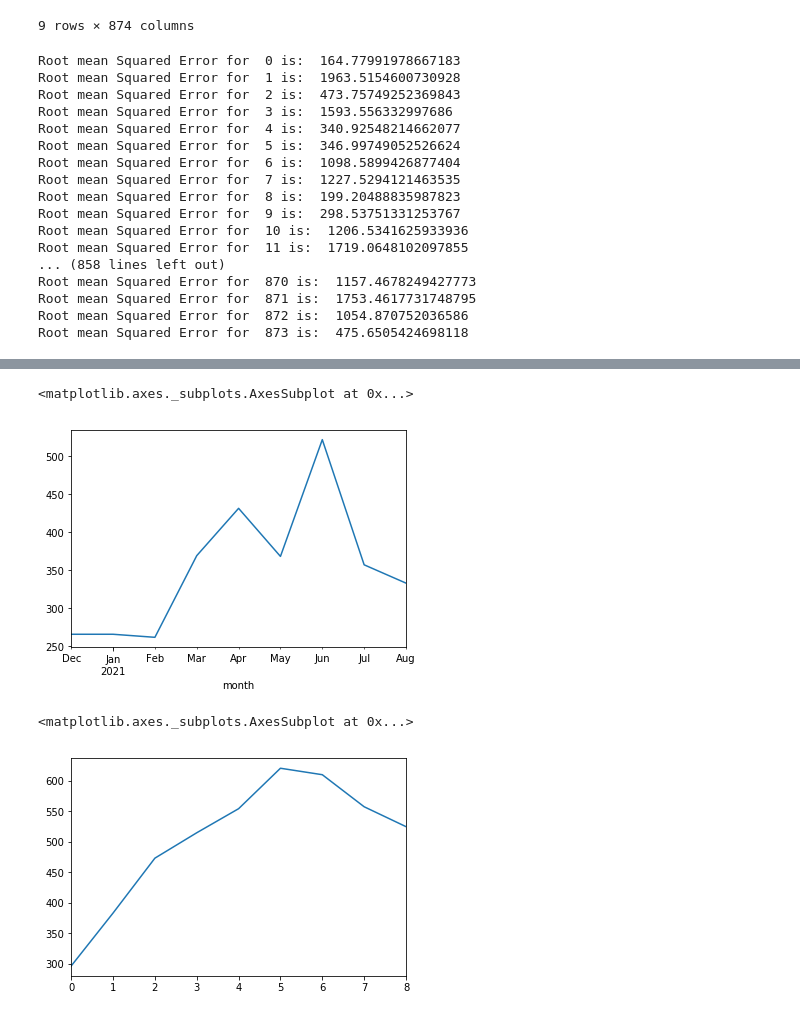
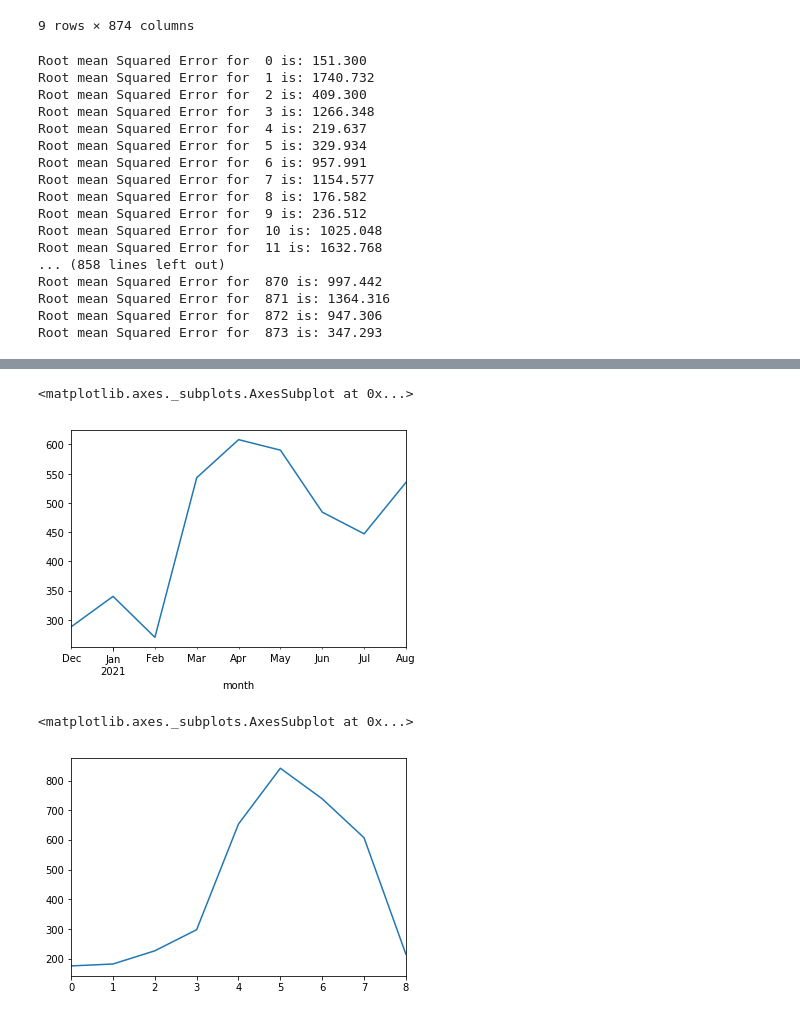
Before and after one commit to Sagarlatake/TimeSeries_Sales_Price_Forecasting_Multivariate, a Jupyter notebook: TimeSeries_Machine_Learning_Sales_Price_Forecasting_Final.ipynb, the cells around one changed output, grey strips where cells are left out. Cells and saved outputs as stored; diff of their text form; code cells hidden in the pictures.

Commit message:
Multivariate Time Series-Sales price prediction

```diff
--- a/TimeSeries_Machine_Learning_Sales_Price_Forecasting_Final.ipynb
+++ b/TimeSeries_Machine_Learning_Sales_Price_Forecasting_Final.ipynb
@@ -344,28 +344,29 @@ valid
 | 2021-08-31 | 333 | 2580 | 958 | 901 | 892 | 582 | 1443 | 1892 | 535 | 410 | ... | ... |
 9 rows × 874 columns
 # %%
-from sklearn.metrics import mean_squared_error
+from sklearn.metrics import mean_squared_error, mean_absolute_error
 import math
 for i in range(0,874):
-    print("Root mean Squared Error for ",i,"is: ",math.sqrt(mean_squared_error(valid[i],prediction[i])))
+    #print("Root mean Squared Error for ",i,"is: ",math.sqrt(mean_squared_error(valid[i],prediction[i])))
+    print("Root mean Squared Error for ",i,"is: %.3f"% mean_absolute_error(valid[i],prediction[i]))
 # %% [output]
-Root mean Squared Error for  0 is:  164.77991978667183
-Root mean Squared Error for  1 is:  1963.5154600730928
-Root mean Squared Error for  2 is:  473.75749252369843
-Root mean Squared Error for  3 is:  1593.556332997686
-Root mean Squared Error for  4 is:  340.92548214662077
-Root mean Squared Error for  5 is:  346.99749052526624
-Root mean Squared Error for  6 is:  1098.5899426877404
-Root mean Squared Error for  7 is:  1227.5294121463535
-Root mean Squared Error for  8 is:  199.20488835987823
-Root mean Squared Error for  9 is:  298.53751331253767
-Root mean Squared Error for  10 is:  1206.5341625933936
-Root mean Squared Error for  11 is:  1719.0648102097855
+Root mean Squared Error for  0 is: 151.300
+Root mean Squared Error for  1 is: 1740.732
+Root mean Squared Error for  2 is: 409.300
+Root mean Squared Error for  3 is: 1266.348
+Root mean Squared Error for  4 is: 219.637
+Root mean Squared Error for  5 is: 329.934
+Root mean Squared Error for  6 is: 957.991
+Root mean Squared Error for  7 is: 1154.577
+Root mean Squared Error for  8 is: 176.582
+Root mean Squared Error for  9 is: 236.512
+Root mean Squared Error for  10 is: 1025.048
+Root mean Squared Error for  11 is: 1632.768
 ... (858 lines left out)
-Root mean Squared Error for  870 is:  1157.4678249427773
-Root mean Squared Error for  871 is:  1753.4617731748795
-Root mean Squared Error for  872 is:  1054.870752036586
-Root mean Squared Error for  873 is:  475.6505424698118
+Root mean Squared Error for  870 is: 997.442
+Root mean Squared Error for  871 is: 1364.316
+Root mean Squared Error for  872 is: 947.306
+Root mean Squared Error for  873 is: 347.293
 # %%
 valid.plot()
 # %% [output]
@@ -384,15 +385,15 @@ def accuracy(valid,predictions):
         ac[i] = classification_report(valid[i],prediction[i])
     return ac
 # %%
-valid[0].plot()
+valid[8].plot()
 # %% [output]
 <matplotlib.axes._subplots.AxesSubplot at 0x...>
-[figure, old version]
+[figure, new version]
 # %%
-prediction[0].plot()
+prediction[8].plot()
 # %% [output]
 <matplotlib.axes._subplots.AxesSubplot at 0x...>
-[figure, old version]
+[figure, new version]
 # %%
 #make final predictions
 model = VAR(endog=data)
```
Also changed, not shown: parts of 13 cells of this notebook.
